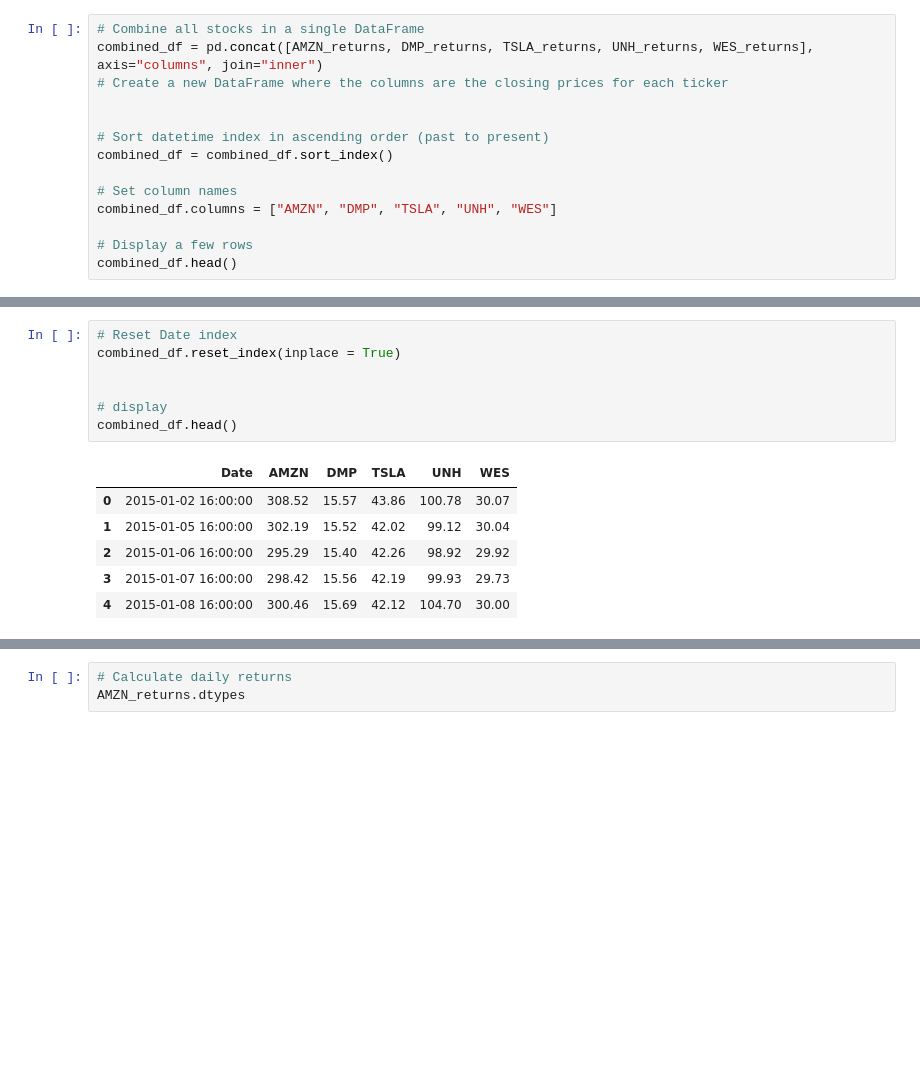
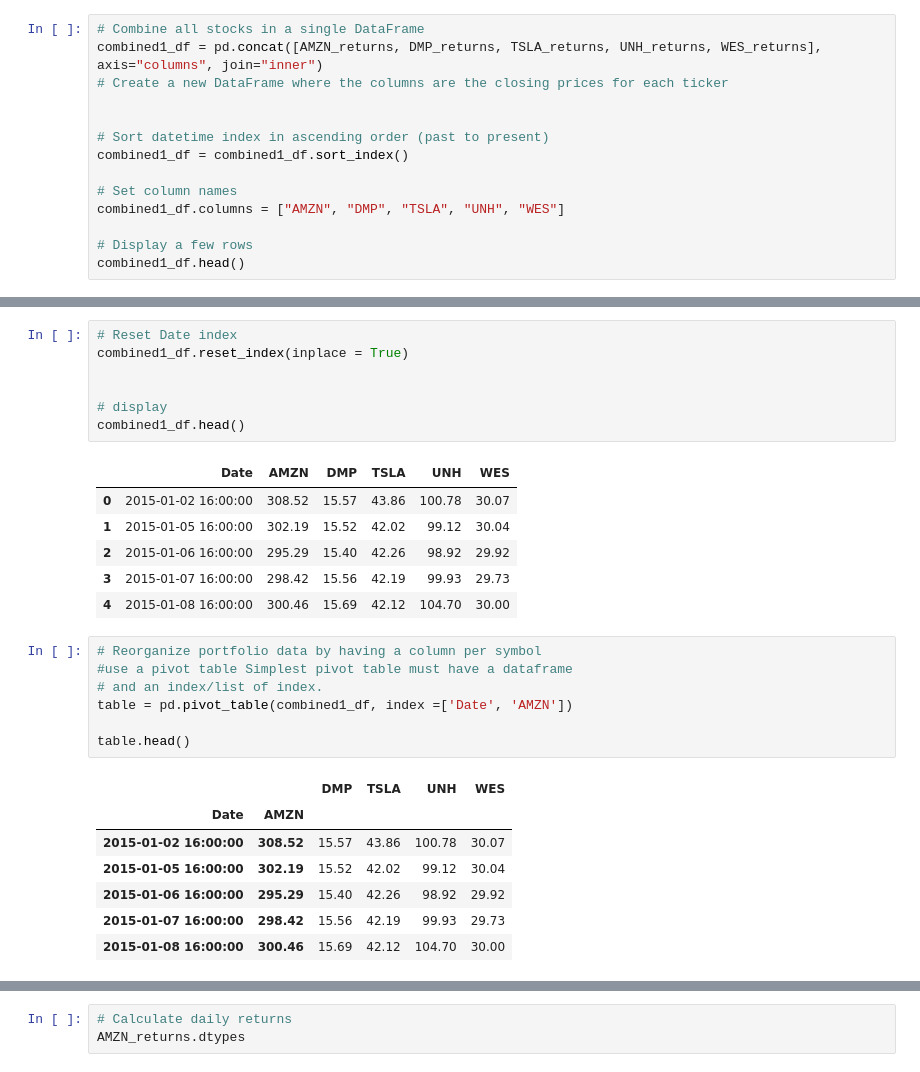
Before and after one commit to JimP315/Panthas, a Jupyter notebook: Starter_Code/whale_analysis.ipynb, the cells around one changed output, grey strips where cells are left out. Drawn from its saved outputs; the diff is of its cells as text; blank space fills up the shorter version.

```diff
--- a/Starter_Code/whale_analysis.ipynb
+++ b/Starter_Code/whale_analysis.ipynb
@@ -505,18 +516,18 @@ WES_returns.head()
 | 2015-01-08 16:00:00 | 30.00 |
 # %%
 # Combine all stocks in a single DataFrame
-combined_df = pd.concat([AMZN_returns, DMP_returns, TSLA_returns, UNH_returns, WES_returns], axis="columns", join="inner")
+combined1_df = pd.concat([AMZN_returns, DMP_returns, TSLA_returns, UNH_returns, WES_returns], axis="columns", join="inner")
 # Create a new DataFrame where the columns are the closing prices for each ticker
 
 
 # Sort datetime index in ascending order (past to present)
-combined_df = combined_df.sort_index()
+combined1_df = combined1_df.sort_index()
 
 # Set column names
-combined_df.columns = ["AMZN", "DMP", "TSLA", "UNH", "WES"]
+combined1_df.columns = ["AMZN", "DMP", "TSLA", "UNH", "WES"]
 
 # Display a few rows
-combined_df.head()
+combined1_df.head()
 # %% [output]
 |  | AMZN | DMP | TSLA | UNH | WES |
 | Date |  |  |  |  |  |
@@ -527,11 +538,11 @@ combined_df.head()
 | 2015-01-08 16:00:00 | 300.46 | 15.69 | 42.12 | 104.70 | 30.00 |
 # %%
 # Reset Date index
-combined_df.reset_index(inplace = True)
+combined1_df.reset_index(inplace = True)
 
 
 # display
-combined_df.head()
+combined1_df.head()
 # %% [output]
 |  | Date | AMZN | DMP | TSLA | UNH | WES |
 | 0 | 2015-01-02 16:00:00 | 308.52 | 15.57 | 43.86 | 100.78 | 30.07 |
@@ -539,3 +550,18 @@ combined_df.head()
 | 2 | 2015-01-06 16:00:00 | 295.29 | 15.40 | 42.26 | 98.92 | 29.92 |
 | 3 | 2015-01-07 16:00:00 | 298.42 | 15.56 | 42.19 | 99.93 | 29.73 |
 | 4 | 2015-01-08 16:00:00 | 300.46 | 15.69 | 42.12 | 104.70 | 30.00 |
+# %%
+# Reorganize portfolio data by having a column per symbol
+#use a pivot table Simplest pivot table must have a dataframe
+# and an index/list of index.
+table = pd.pivot_table(combined1_df, index =['Date', 'AMZN'])
+
+table.head()
+# %% [output]
+|  |  | DMP | TSLA | UNH | WES |
+| Date | AMZN |  |  |  |  |
+| 2015-01-02 16:00:00 | 308.52 | 15.57 | 43.86 | 100.78 | 30.07 |
+| 2015-01-05 16:00:00 | 302.19 | 15.52 | 42.02 | 99.12 | 30.04 |
+| 2015-01-06 16:00:00 | 295.29 | 15.40 | 42.26 | 98.92 | 29.92 |
+| 2015-01-07 16:00:00 | 298.42 | 15.56 | 42.19 | 99.93 | 29.73 |
+| 2015-01-08 16:00:00 | 300.46 | 15.69 | 42.12 | 104.70 | 30.00 |
```
Also changed, not shown: parts of 23 cells of this notebook.
